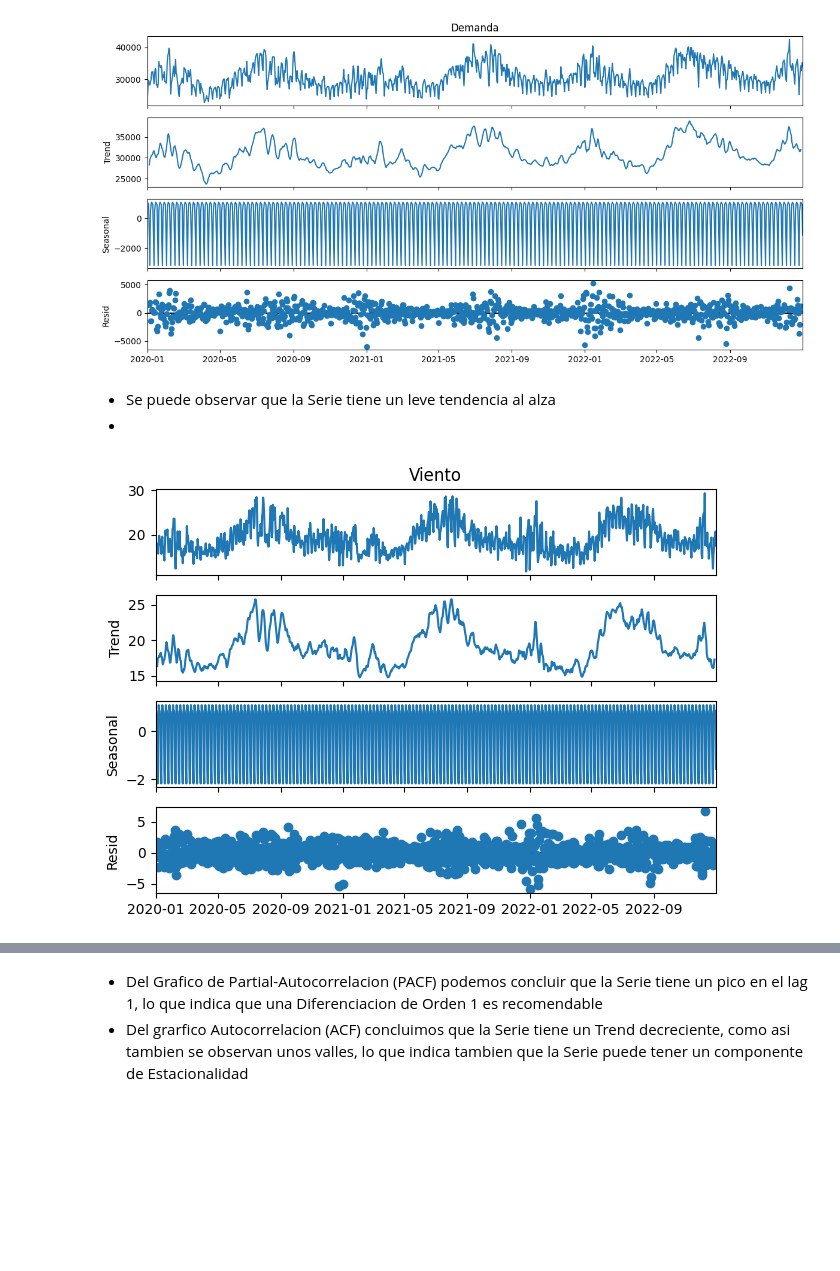
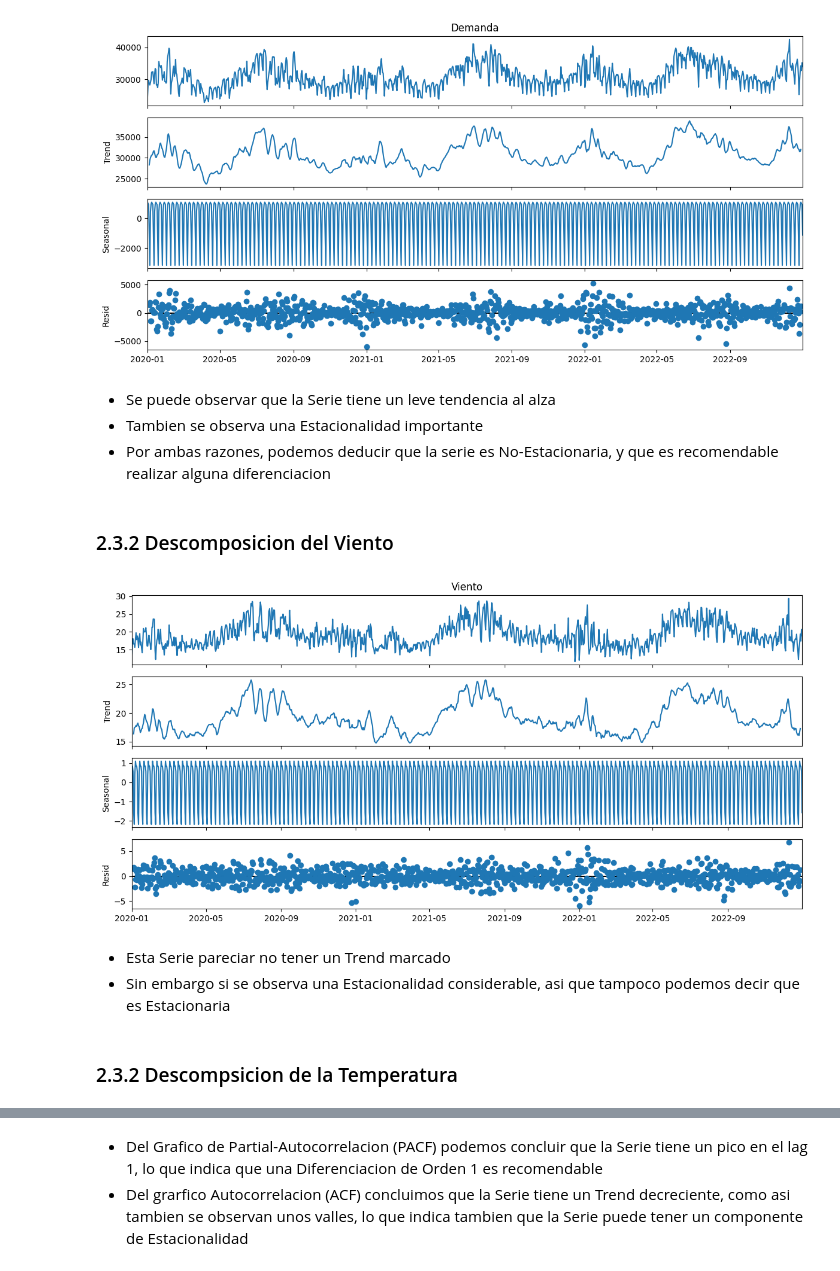
Before and after one commit to AndresMontesDeOca/TimeSeries, a Jupyter notebook: TP1_Ale_v3.ipynb, the cells around one changed output, grey strips where cells are left out. Saved outputs shown, nothing was run; the diff lists cells and outputs as text; code cells hidden in the pictures; blank space fills up the shorter version.

```diff
--- a/TP1_Ale_v3.ipynb
+++ b/TP1_Ale_v3.ipynb
@@ -329,12 +329,22 @@ plt.show()
 [figure]
 # %% [markdown]
 - Se puede observar que la Serie tiene un leve tendencia al alza
--
+- Tambien se observa una Estacionalidad importante
+- Por ambas razones, podemos deducir que la serie es No-Estacionaria, y que es recomendable realizar alguna diferenciacion
+# %% [markdown]
+### 2.3.2 Descomposicion del Viento
 # %%
-# Viento
-decompose_viento = seasonal_decompose(data['Viento'], model='additive', period=7)
+# Plot the decomposed components
+plt.rcParams['figure.figsize'] = [12, 6]
+
+decompose_viento = seasonal_decompose(data['Viento'], model='additive')
 decompose_viento.plot()
 plt.show()
 # %% [output]
-[figure, old version]
+[figure, new version]
+# %% [markdown]
+- Esta Serie pareciar no tener un Trend marcado
+- Sin embargo si se observa una Estacionalidad considerable, asi que tampoco podemos decir que es Estacionaria
+# %% [markdown]
+### 2.3.2 Descompsicion de la Temperatura
 # %%
```
Also changed, not shown: parts of 5 cells of this notebook.
